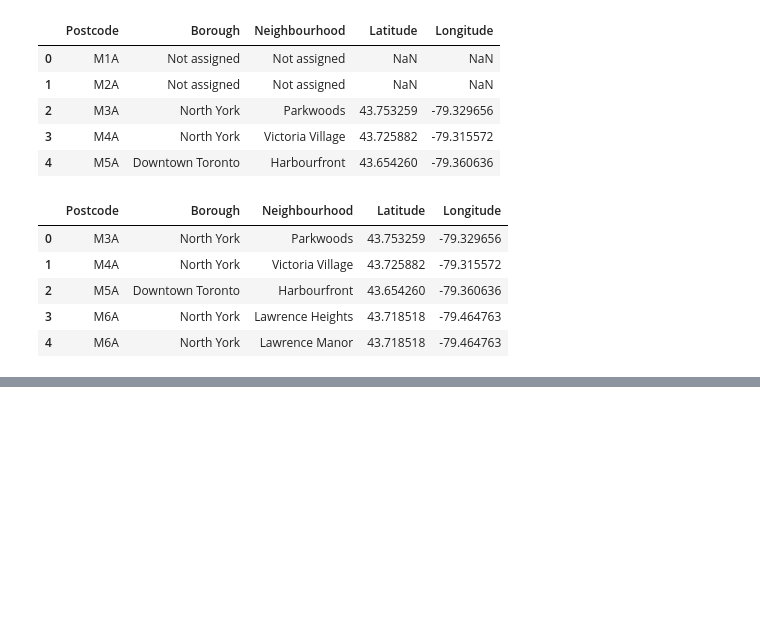
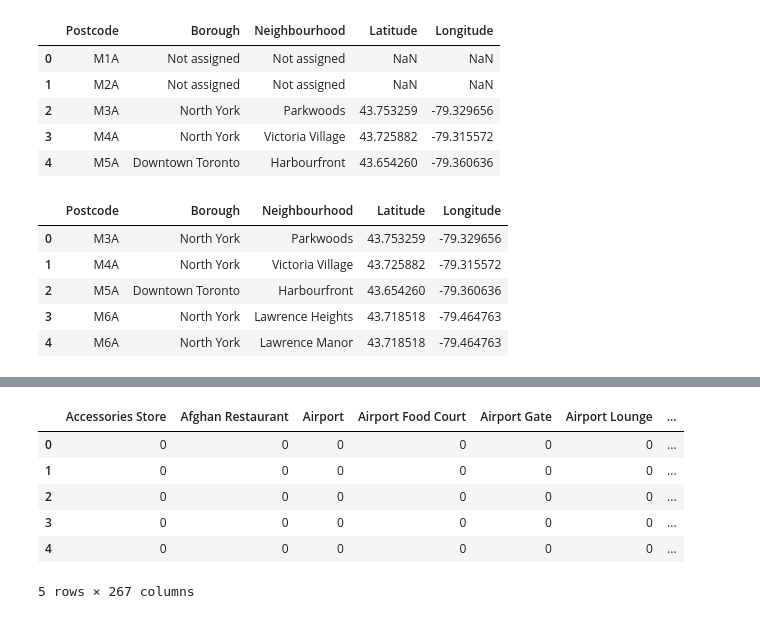
Before and after one commit to rruff82/Coursera_Capstone, a Jupyter notebook: Toronto Clustering.ipynb, the cells around one changed output, grey strips where cells are left out. Drawn from its saved outputs; the diff is of its cells as text; code cells hidden in the pictures; blank space fills up the shorter version.

```diff
--- a/Toronto Clustering.ipynb
+++ b/Toronto Clustering.ipynb
@@ -79,0 +110,16 @@ df.head()
+# %%
+map_toronto = folium.Map(location=[df['Latitude'].mean(),df['Longitude'].mean()],zoom_start=10)
+# add markers to map
+for lat, lng, borough, neighborhood in zip(df['Latitude'], df['Longitude'], df['Borough'], df['Neighbourhood']):
+    label = '{}, {}'.format(neighborhood, borough)
+    label = folium.Popup(label, parse_html=True)
+    folium.CircleMarker(
+        [lat, lng],
+        radius=5,
+        popup=label,
+        color='blue',
+        fill=True,
+        fill_color='#3186cc',
+        fill_opacity=0.7,
+        parse_html=False).add_to(map_toronto)
+map_toronto
@@ -79,0 +229,12 @@ df.head()
+# %%
+toronto_onehot = pd.get_dummies(toronto_venues[['Venue Category']],prefix="",prefix_sep="")
+toronto_onehot['Neighborhood'] = toronto_venues['Neighborhood']
+toronto_onehot.head()
+# %% [output]
+|  | Accessories Store | Afghan Restaurant | Airport | Airport Food Court | Airport Gate | Airport Lounge | ... |
+| 0 | 0 | 0 | 0 | 0 | 0 | 0 | ... |
+| 1 | 0 | 0 | 0 | 0 | 0 | 0 | ... |
+| 2 | 0 | 0 | 0 | 0 | 0 | 0 | ... |
+| 3 | 0 | 0 | 0 | 0 | 0 | 0 | ... |
+| 4 | 0 | 0 | 0 | 0 | 0 | 0 | ... |
+5 rows × 267 columns
```
Also changed, not shown: parts of 21 cells of this notebook.
